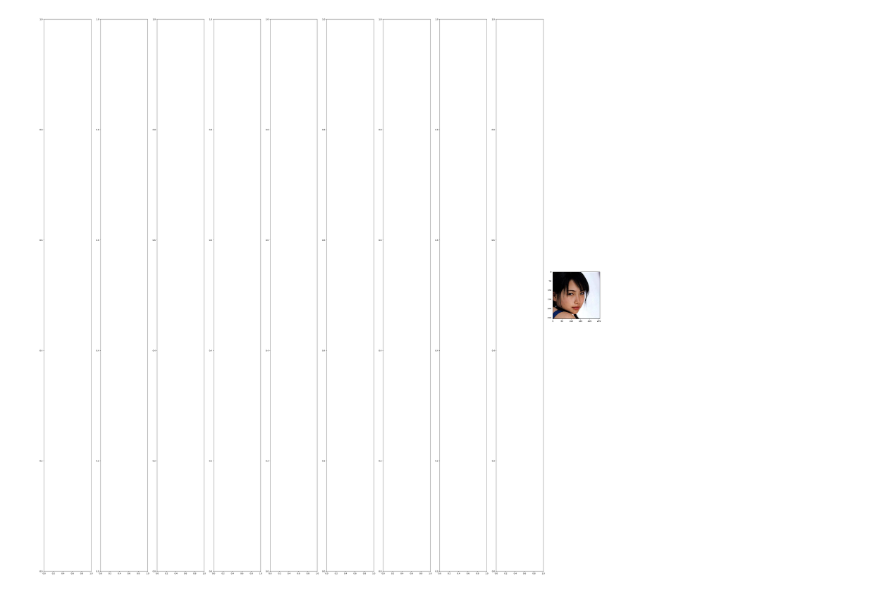
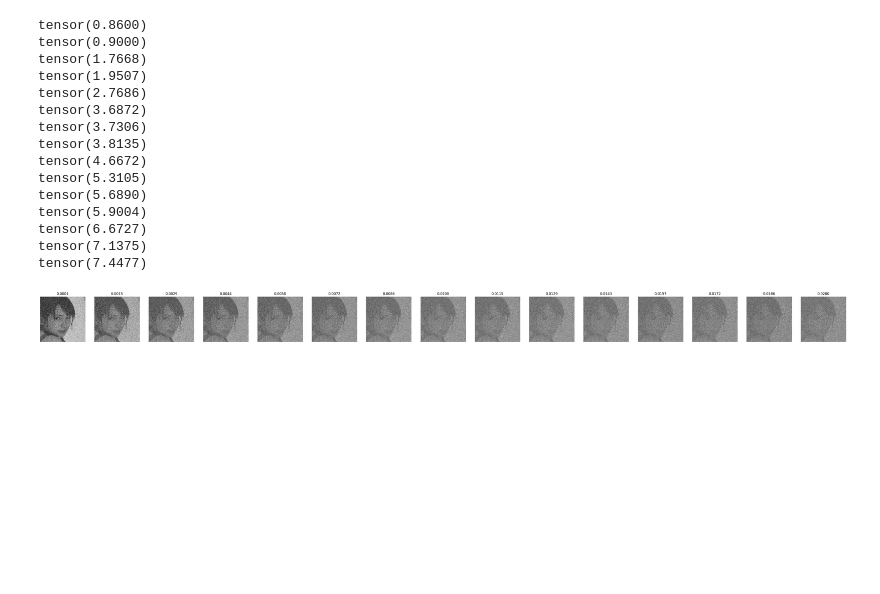
Before and after one commit to khongtrii/data_set, a Jupyter notebook: stable_diffusion/build_forward_reverse.ipynb, the cells around one changed output. Saved outputs shown, nothing was run; the diff lists cells and outputs as text; code cells hidden in the pictures; blank space fills up the shorter version.

```diff
--- a/stable_diffusion/build_forward_reverse.ipynb
+++ b/stable_diffusion/build_forward_reverse.ipynb
@@ -45,17 +13,33 @@ def denoise_image(image, beta_s, beta_e, n_points):
     fig, axes = plt.subplots(nrows=1, ncols=n_points, figsize=(50,50))
 
     for ns, ax in zip(noise_strength, axes):
-        noise = torch.rand((256, 256, 3)) * ns
+        noise = torch.rand_like(image)
         image = image + noise
-        ax.imshow(image)
+        print(image[0][0])
+        ax.imshow(image, cmap='gray')
         ax.axis('off')
         ax.set_title(f"{ns:.4f}")
 # %%
 denoise_image(
-    image=torch.tensor(image),
+    image = image,
     beta_s = 1e-4,
     beta_e = 0.02,
-    n_points = 10
+    n_points = 15
 )
 # %% [output]
+tensor(0.8600)
+tensor(0.9000)
+tensor(1.7668)
+tensor(1.9507)
+tensor(2.7686)
+tensor(3.6872)
+tensor(3.7306)
+tensor(3.8135)
+tensor(4.6672)
+tensor(5.3105)
+tensor(5.6890)
+tensor(5.9004)
+tensor(6.6727)
+tensor(7.1375)
+tensor(7.4477)
-[figure, old version]
+[figure, new version]
```
Also changed, not shown: parts of 5 cells of this notebook.
